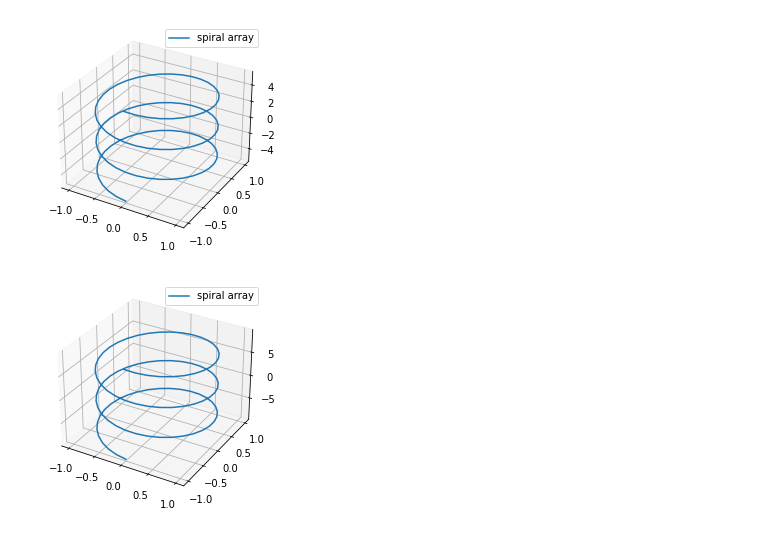
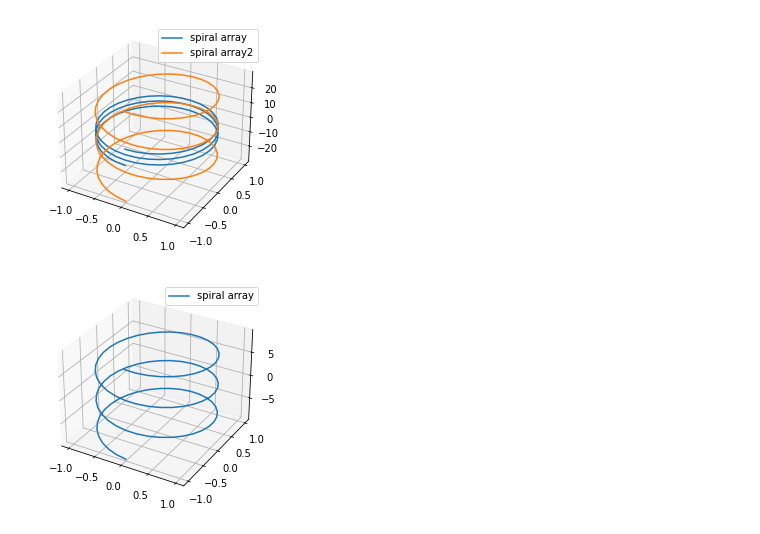
Before and after one commit to ZZh2333/ubuntuProjectFiles, a Jupyter notebook: tensorflow-GPU/tensionMusic/tensionPicture.ipynb, the cells around one changed output. Drawn from its saved outputs; the diff is of its cells as text; code cells hidden in the pictures.

```diff
--- a/tensorflow-GPU/tensionMusic/tensionPicture.ipynb
+++ b/tensorflow-GPU/tensionMusic/tensionPicture.ipynb
@@ -1,22 +1,29 @@
 # %%
 import matplotlib as mpl
 from mpl_toolkits.mplot3d import Axes3D
 import numpy as np
 import matplotlib.pyplot as plt
 import math
 
 mpl.rcParams['legend.fontsize'] = 10
 fig = plt.figure()
 ax = fig.gca(projection="3d")
 t = np.linspace(-3*np.pi,3*np.pi,100)
 z = math.sqrt(2/15)*math.pi / 2 * t
 x = np.sin(t)
 y = np.cos(t)
 ax.plot(x,y,z,label='spiral array')
 ax.legend()
+
+t = np.linspace(-3*np.pi,3*np.pi,100)
+z1 = math.pi * t
+x1 = np.sin(t)
+y1 = np.cos(t)
+ax.plot(x1,y1,z1,label='spiral array2')
+ax.legend()
 plt.show()
 # %% [output]
-[figure, old version]
+[figure, new version]
 # %%
 mpl.rcParams['legend.fontsize'] = 10
 # %%
```
Also changed, not shown: 1 other file.
